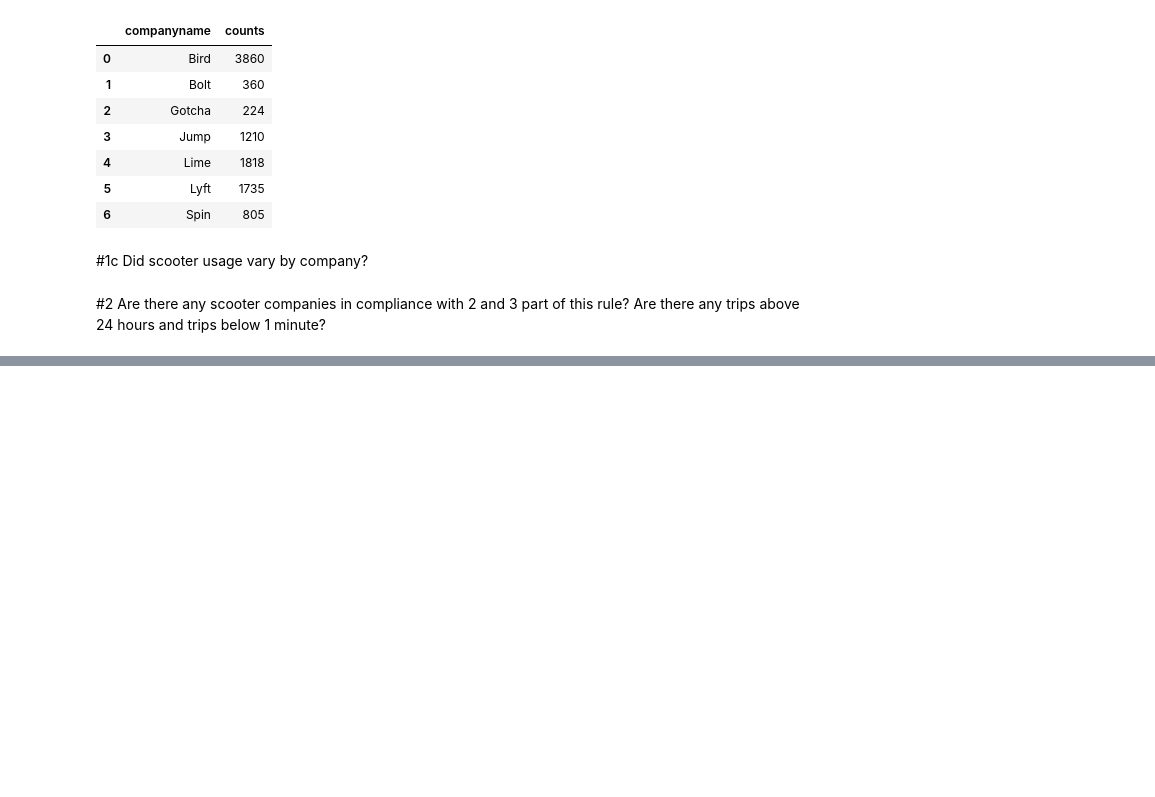
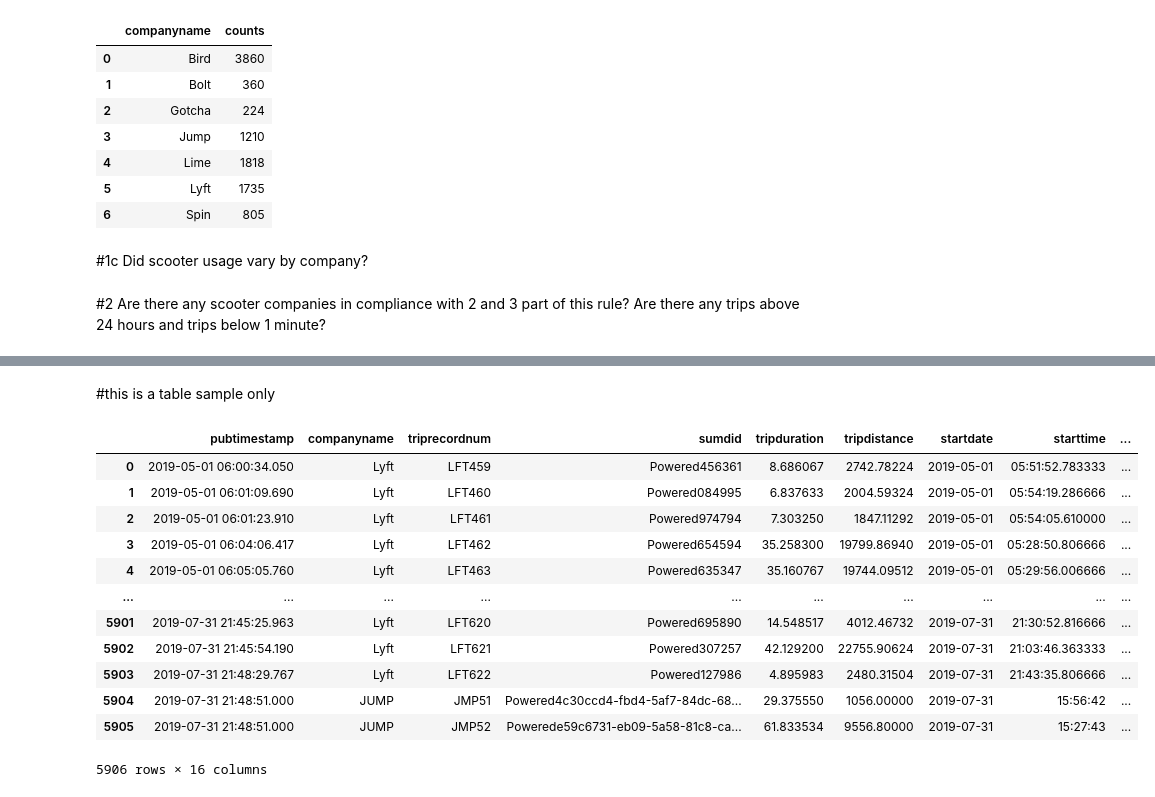
Before and after one commit to NSS-Data-Analytics-Cohort-10/scooters-group-3, a Jupyter notebook: notebooks/Untitled.ipynb, the cells around one changed output, grey strips where cells are left out. Cells and saved outputs as stored; diff of their text form; code cells hidden in the pictures; blank space fills up the shorter version.

```diff
--- a/notebooks/Untitled.ipynb
+++ b/notebooks/Untitled.ipynb
@@ -309,0 +347,29 @@ SCOOTERCOUNT
+# %% [markdown]
+#this is a table sample only
+# %%
+
+TRIPSTESTSPEED1 ='''
+
+SELECT *
+
+FROM TRIPS TABLESAMPLE SYSTEM (1)
+
+'''
+
+SPEEDTESTTRIP1= pd.read_sql_query(TRIPSTESTSPEED1 , engine)
+
+SPEEDTESTTRIP1
+# %% [output]
+|  | pubtimestamp | companyname | triprecordnum | sumdid | tripduration | tripdistance | startdate | starttime | ... |
+| 0 | 2019-05-01 06:00:34.050 | Lyft | LFT459 | Powered456361 | 8.686067 | 2742.78224 | 2019-05-01 | 05:51:52.783333 | ... |
+| 1 | 2019-05-01 06:01:09.690 | Lyft | LFT460 | Powered084995 | 6.837633 | 2004.59324 | 2019-05-01 | 05:54:19.286666 | ... |
+| 2 | 2019-05-01 06:01:23.910 | Lyft | LFT461 | Powered974794 | 7.303250 | 1847.11292 | 2019-05-01 | 05:54:05.610000 | ... |
+| 3 | 2019-05-01 06:04:06.417 | Lyft | LFT462 | Powered654594 | 35.258300 | 19799.86940 | 2019-05-01 | 05:28:50.806666 | ... |
+| 4 | 2019-05-01 06:05:05.760 | Lyft | LFT463 | Powered635347 | 35.160767 | 19744.09512 | 2019-05-01 | 05:29:56.006666 | ... |
+| ... | ... | ... | ... | ... | ... | ... | ... | ... | ... |
+| 5901 | 2019-07-31 21:45:25.963 | Lyft | LFT620 | Powered695890 | 14.548517 | 4012.46732 | 2019-07-31 | 21:30:52.816666 | ... |
+| 5902 | 2019-07-31 21:45:54.190 | Lyft | LFT621 | Powered307257 | 42.129200 | 22755.90624 | 2019-07-31 | 21:03:46.363333 | ... |
+| 5903 | 2019-07-31 21:48:29.767 | Lyft | LFT622 | Powered127986 | 4.895983 | 2480.31504 | 2019-07-31 | 21:43:35.806666 | ... |
+| 5904 | 2019-07-31 21:48:51.000 | JUMP | JMP51 | Powered4c30ccd4-fbd4-5af7-84dc-68... | 29.375550 | 1056.00000 | 2019-07-31 | 15:56:42 | ... |
+| 5905 | 2019-07-31 21:48:51.000 | JUMP | JMP52 | Powerede59c6731-eb09-5a58-81c8-ca... | 61.833534 | 9556.80000 | 2019-07-31 | 15:27:43 | ... |
+5906 rows × 16 columns
```
Also changed, not shown: parts of 6 cells of this notebook.
